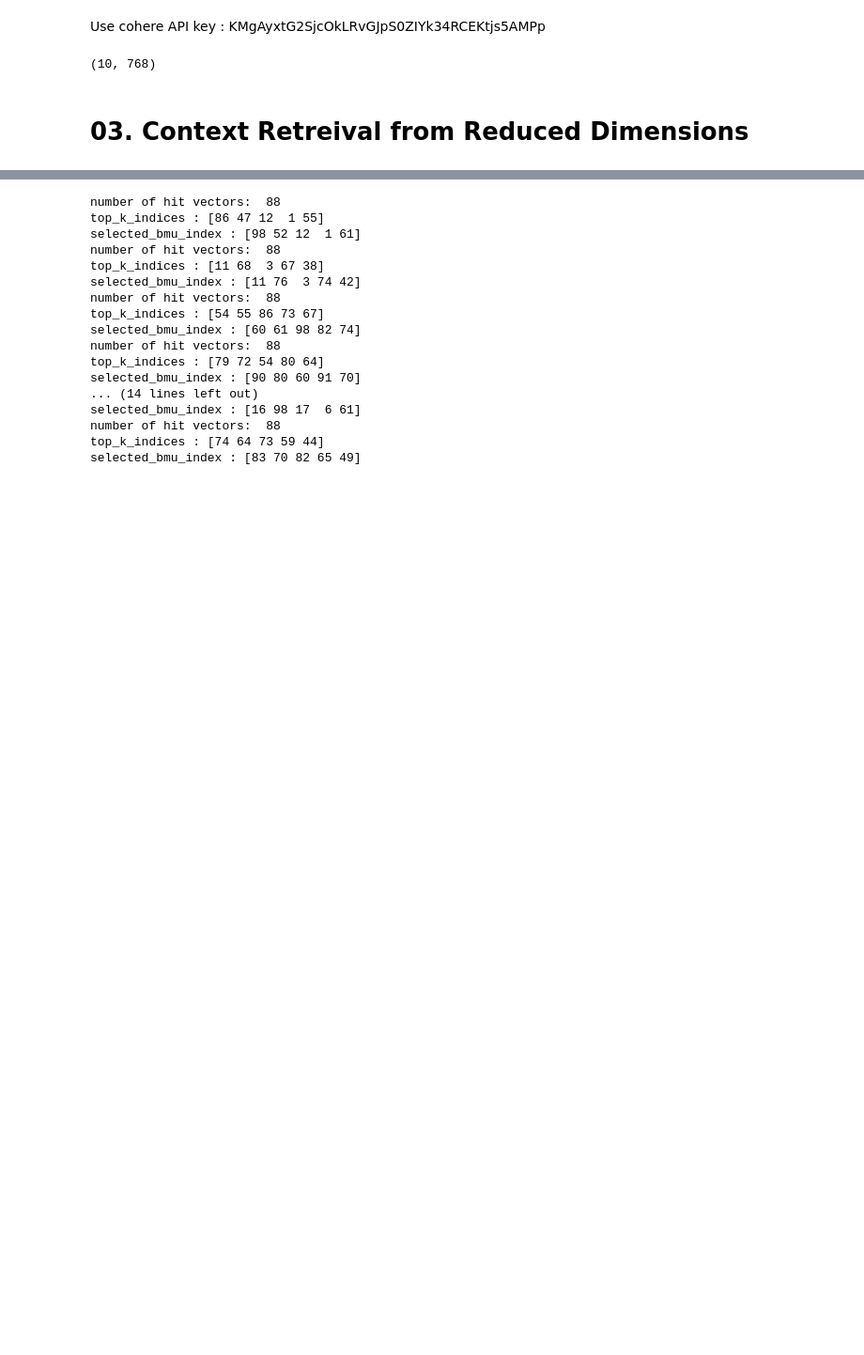
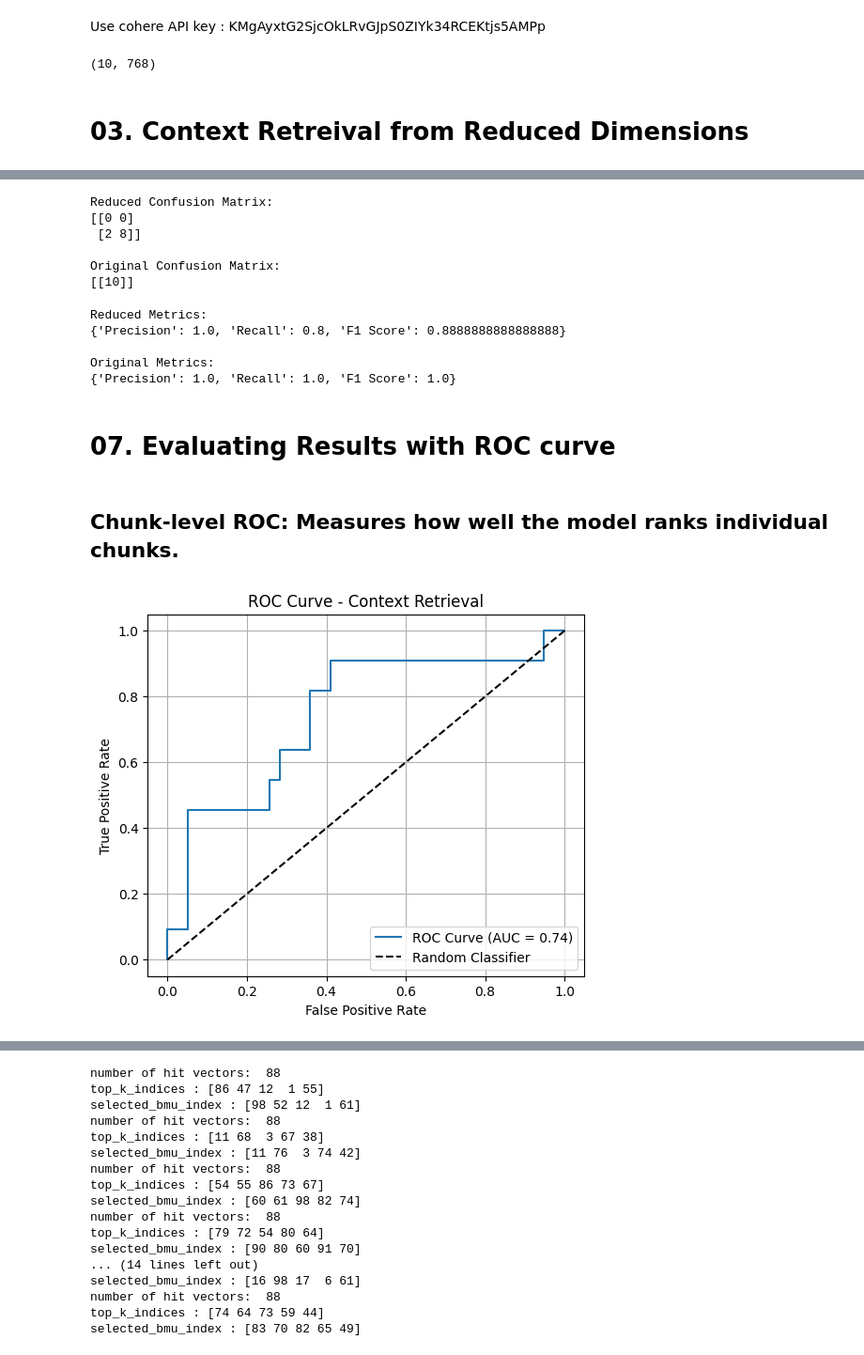
Before and after one commit to iVedhaGayuniBas/Self-Organizing-Maps, a Jupyter notebook: Resources_SOMpy_with_cosine.ipynb, the cells around one changed output, grey strips where cells are left out. Shown at 94% size. Drawn from its saved outputs; the diff is of its cells as text; code cells hidden in the pictures; blank space fills up the shorter version.

Commit message:
Updated code
Added performance metrices calculations

```diff
--- a/Resources_SOMpy_with_cosine.ipynb
+++ b/Resources_SOMpy_with_cosine.ipynb
@@ -335,5 +384,5 @@ results = [{'mapsize': (10, 10), 'normalization': 'var', 'initialization': 'rand
 # %%
-test_index = 2
+test_index = 6
 test_case = results[test_index]
 
 def reduced_dim_retreival(
@@ -357,0 +448,17 @@ def reduced_dim_retreival(
+# %%
+sm, train_time, train_mem = benchmark_function(
+    train_som_model,
+    np_embeddings,
+    test_case['mapsize'], #10,10
+    test_case['normalization'], #var
+    'pca', #['random', 'pca']
+    test_case['lattice'], #['rect', 'hexa']
+    test_case['neighborhood'], #['gaussian', 'bubble']
+    test_case['training'],
+    test_case['name'],
+    rough_len,
+    finetune_len
+)
+
+print("\n🧠 SOM Training Benchmark:")
+print(f"train_som_model: {train_time:.4f} sec, {train_mem / 1024:.2f} KB peak memory")
@@ -357,0 +752,60 @@ def reduced_dim_retreival(
+# %%
+print("Reduced Confusion Matrix:")
+print(reduced_cm)
+print("\nOriginal Confusion Matrix:")
+print(original_cm)
+# %% [output]
+Reduced Confusion Matrix:
+[[0 0]
+ [2 8]]
+
+Original Confusion Matrix:
+[[10]]
+# %%
+print("Reduced Metrics:")
+print(reduced_metrics)
+print("\nOriginal Metrics:")
+print(original_metrics)
+# %% [output]
+Reduced Metrics:
+{'Precision': 1.0, 'Recall': 0.8, 'F1 Score': 0.8888888888888888}
+
+Original Metrics:
+{'Precision': 1.0, 'Recall': 1.0, 'F1 Score': 1.0}
+# %% [markdown]
+# 07. Evaluating Results with ROC curve
+# %% [markdown]
+## Chunk-level ROC: Measures how well the model ranks individual chunks.
+# %%
+from sklearn.metrics import roc_curve, auc
+import matplotlib.pyplot as plt
+
+# Example lists:
+all_labels = []  # 1 if chunk contains answer, 0 otherwise
+all_scores = []  # similarity score of the chunk
+
+# Loop through queries
+for q_index, (question, answer, (top_chunks, scores)) in enumerate(zip(questions, answers, som_contexts_scores)):
+    # print(f'top_chunks : {len(top_chunks)}')
+    # print(f'scores : {scores}')
+    for chunk, score in zip(top_chunks, scores):
+        label = 1 if answer.lower() in chunk.lower() else 0  # or use LLM judgment
+        all_labels.append(label)
+        all_scores.append(score)
+
+# Compute ROC
+fpr, tpr, thresholds = roc_curve(all_labels, all_scores)
+roc_auc = auc(fpr, tpr)
+
+# Plot
+plt.figure(figsize=(6, 5))
+plt.plot(fpr, tpr, label=f'ROC Curve (AUC = {roc_auc:.2f})')
+plt.plot([0, 1], [0, 1], 'k--', label='Random Classifier')
+plt.xlabel("False Positive Rate")
+plt.ylabel("True Positive Rate")
+plt.title("ROC Curve - Context Retrieval")
+plt.legend()
+plt.grid(True)
+plt.show()
+# %% [output]
+[figure, added]
```
Also changed, not shown: parts of 44 cells of this notebook.
